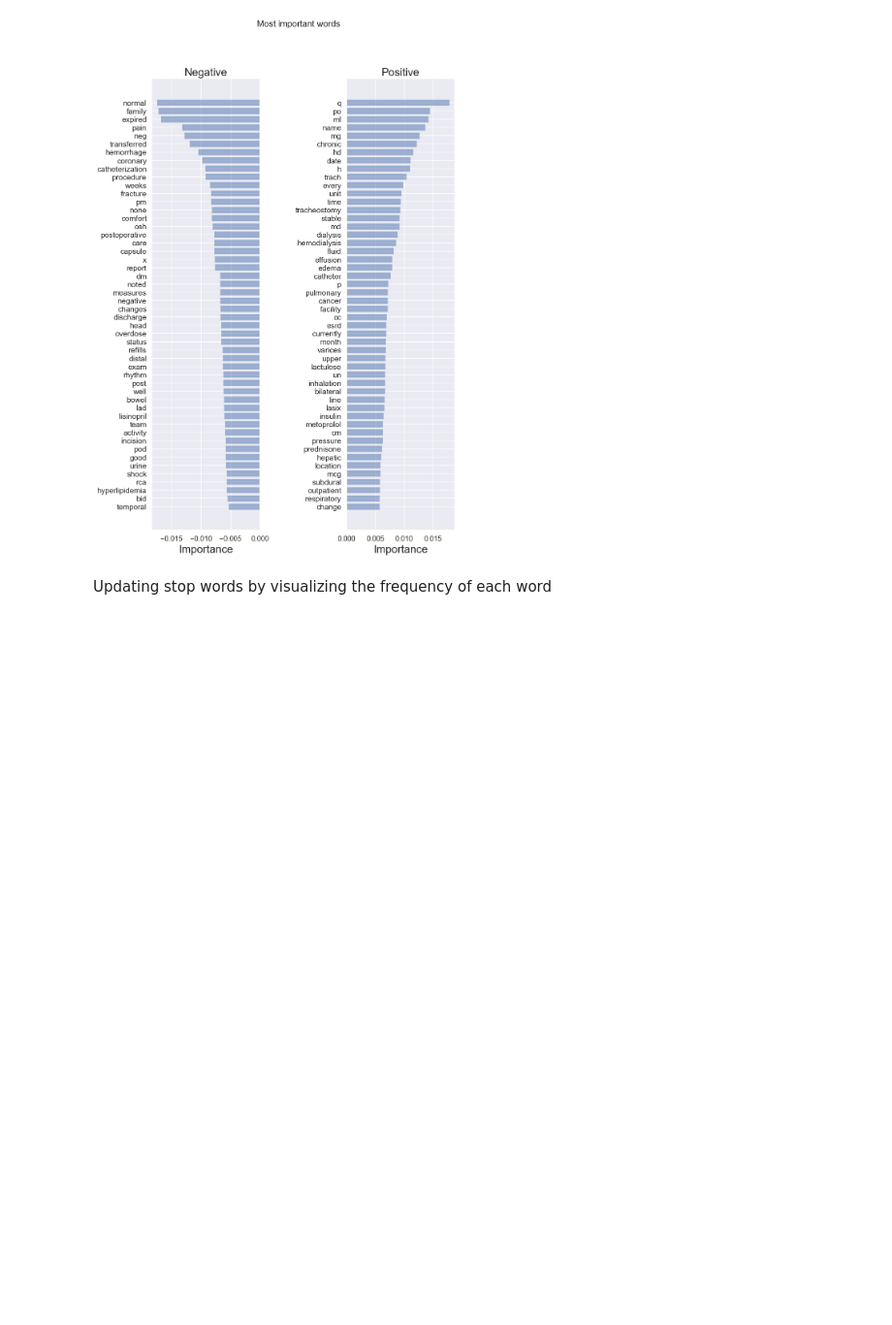
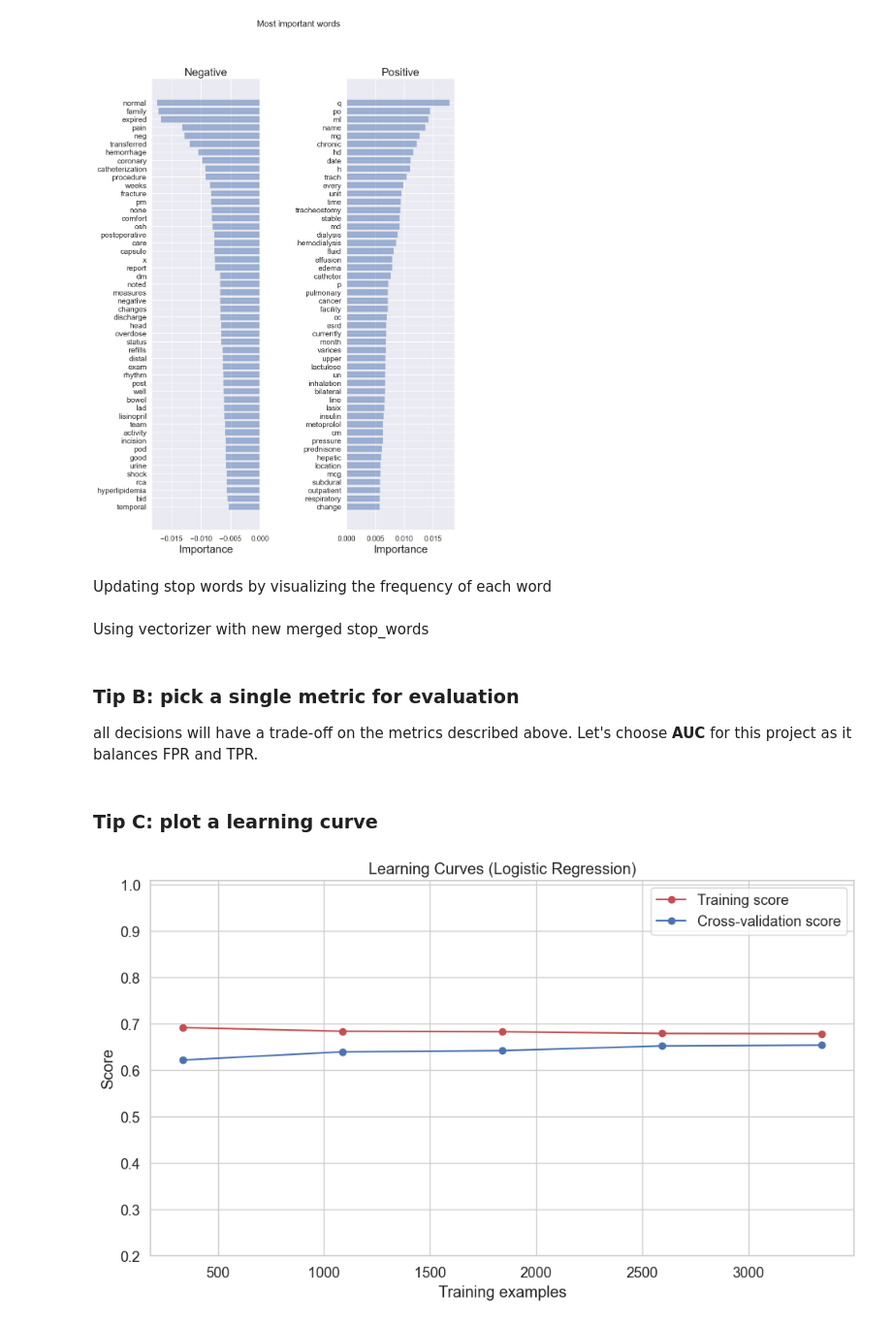
Before and after one commit to sepidehsnab/Clinical-NLP-Project, a Jupyter notebook: 01-PrepareData.ipynb, the cells around one changed output. Shown at 97% size. Cells and saved outputs as stored; diff of their text form; code cells hidden in the pictures; blank space fills up the shorter version.

Commit message:
added learning curves and tuned hyperparameter

```diff
--- a/01-PrepareData.ipynb
+++ b/01-PrepareData.ipynb
@@ -1051,3 +1051,5 @@ my_new_stop_words = ['the','and','to','of','was','with','a','on','in','for','nam
                 'namepattern','which','every','also','should','if','it','been','who','during', 'x']
 
 merged_stop_words = list(set(stop_words + my_new_stop_words))
+# %% [markdown]
+Using vectorizer with new merged stop_words
@@ -1053,0 +1068,45 @@ merged_stop_words = list(set(stop_words + my_new_stop_words))
+# %% [markdown]
+### Tip B: pick a single metric for evaluation
+all decisions will have a trade-off on the metrics described above. Let's choose **AUC** for this project as it balances FPR and TPR.
+# %% [markdown]
+### Tip C: plot a learning curve
+# %%
+import numpy as np
+from sklearn.model_selection import learning_curve
+from sklearn.model_selection import ShuffleSplit
+
+def plot_learning_curve(estimator, title, X, y, ylim=None, cv=None,
+                        n_jobs=1, train_sizes=np.linspace(.1, 1.0, 5)):
+    sns.set_style("whitegrid")
+    plt.figure(figsize=(10, 6))
+    plt.title(title)
+    if ylim is not None:
+        plt.ylim(*ylim)
+    plt.xlabel("Training examples")
+    plt.ylabel("Score")
+
+    train_sizes, train_scores, test_scores = learning_curve(
+        estimator, X, y, cv=cv, n_jobs=n_jobs, train_sizes=train_sizes)
+
+    train_scores_mean = np.mean(train_scores, axis=1)
+    test_scores_mean = np.mean(test_scores, axis=1)
+
+    plt.plot(train_sizes, train_scores_mean, 'o-', color="r",
+             label="Training score")
+    plt.plot(train_sizes, test_scores_mean, 'o-', color="b",
+             label="Cross-validation score")
+
+    plt.legend(loc="best")
+    plt.tight_layout()
+    return plt
+# %%
+title = "Learning Curves (Logistic Regression)"
+# Cross validation with 5 iterations to get smoother mean test and train
+# score curves, each time with 20% data randomly selected as a validation set.
+cv = ShuffleSplit(n_splits=5, test_size=0.2, random_state=42) # 5-fold cross validation
+estimator = LogisticRegression(C = 0.0001, penalty = 'l2')
+plot_learning_curve(estimator, title, X_train_tf, y_train, ylim=(0.2, 1.01), cv=cv, n_jobs=4)
+
+plt.show()
+# %% [output]
+[figure, added]
```
Also changed, not shown: parts of 4 cells of this notebook.
